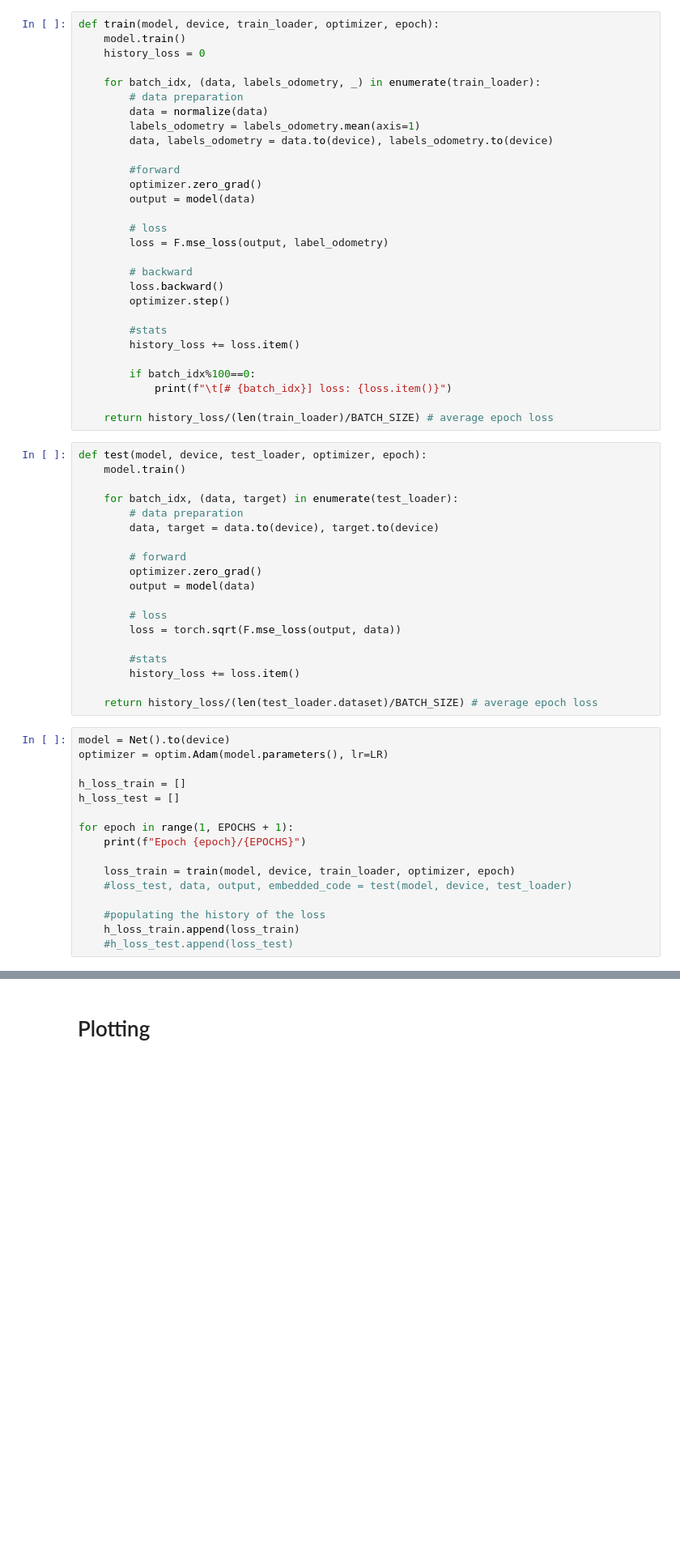
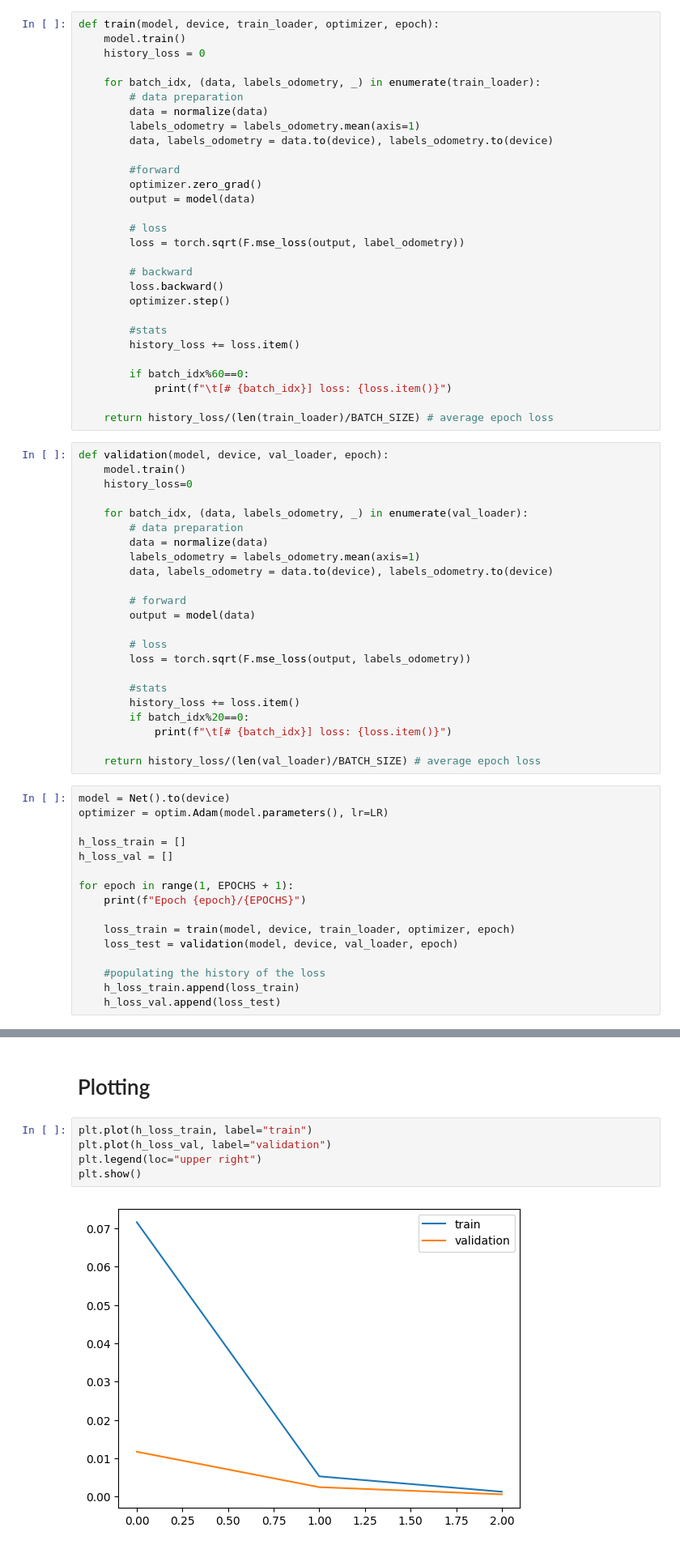
Before and after one commit to RijadSK/almost-vio, a Jupyter notebook: main.ipynb, the cells around one changed output, grey strips where cells are left out. Shown: that part at 81% size. Saved outputs shown, nothing was run; the diff lists cells and outputs as text; blank space fills up the shorter version.

Commit message:
added plotting main

```diff
--- a/main.ipynb
+++ b/main.ipynb
@@ -131,7 +150,7 @@ def train(model, device, train_loader, optimizer, epoch):
         output = model(data)
 
         # loss
-        loss = F.mse_loss(output, label_odometry)
+        loss = torch.sqrt(F.mse_loss(output, label_odometry))
 
         # backward
         loss.backward()
@@ -140,44 +159,48 @@ def train(model, device, train_loader, optimizer, epoch):
         #stats
         history_loss += loss.item()
 
-        if batch_idx%100==0:
+        if batch_idx%60==0:
             print(f"\t[# {batch_idx}] loss: {loss.item()}")
 
     return history_loss/(len(train_loader)/BATCH_SIZE) # average epoch loss
 # %%
-def test(model, device, test_loader, optimizer, epoch):
+def validation(model, device, val_loader, epoch):
     model.train()
+    history_loss=0
 
-    for batch_idx, (data, target) in enumerate(test_loader):
+    for batch_idx, (data, labels_odometry, _) in enumerate(val_loader):
         # data preparation
-        data, target = data.to(device), target.to(device)
+        data = normalize(data)
+        labels_odometry = labels_odometry.mean(axis=1)
+        data, labels_odometry = data.to(device), labels_odometry.to(device)
 
         # forward
-        optimizer.zero_grad()
         output = model(data)
 
         # loss
-        loss = torch.sqrt(F.mse_loss(output, data))
+        loss = torch.sqrt(F.mse_loss(output, labels_odometry))
 
         #stats
         history_loss += loss.item()
+        if batch_idx%20==0:
+            print(f"\t[# {batch_idx}] loss: {loss.item()}")
 
-    return history_loss/(len(test_loader.dataset)/BATCH_SIZE) # average epoch loss
+    return history_loss/(len(val_loader)/BATCH_SIZE) # average epoch loss
 # %%
 model = Net().to(device)
 optimizer = optim.Adam(model.parameters(), lr=LR)
 
 h_loss_train = []
-h_loss_test = []
+h_loss_val = []
 
 for epoch in range(1, EPOCHS + 1):
     print(f"Epoch {epoch}/{EPOCHS}")
 
     loss_train = train(model, device, train_loader, optimizer, epoch)
-    #loss_test, data, output, embedded_code = test(model, device, test_loader)
+    loss_test = validation(model, device, val_loader, epoch)
 
     #populating the history of the loss
     h_loss_train.append(loss_train)
-    #h_loss_test.append(loss_test)
+    h_loss_val.append(loss_test)
 # %% [output]
 Epoch 1/50
@@ -194,2 +224,9 @@ AttributeError: 'DataLoader' object has no attribute 'train'
 # %% [markdown]
 # Plotting
+# %%
+plt.plot(h_loss_train, label="train")
+plt.plot(h_loss_val, label="validation")
+plt.legend(loc="upper right")
+plt.show()
+# %% [output]
+[figure, added]
```
Also changed, not shown: parts of 3 cells of this notebook.
